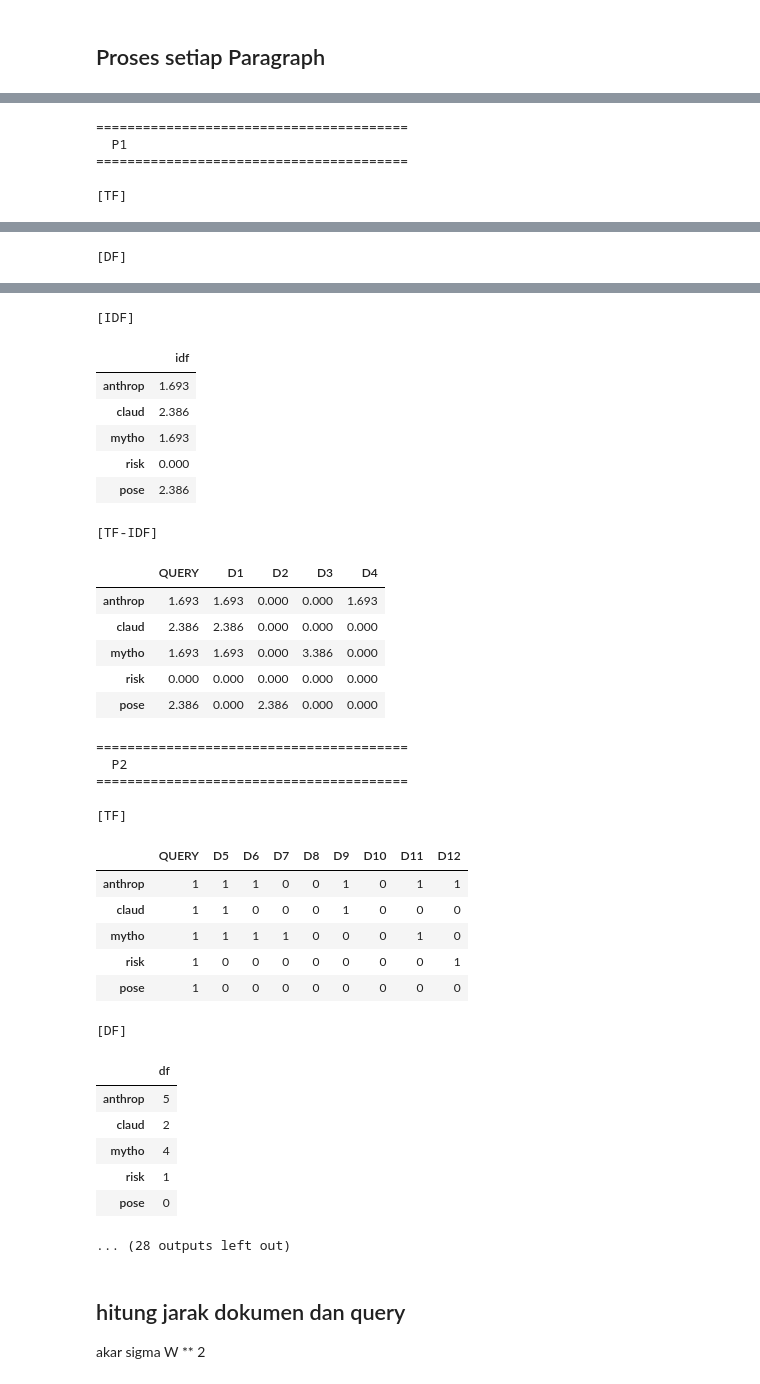
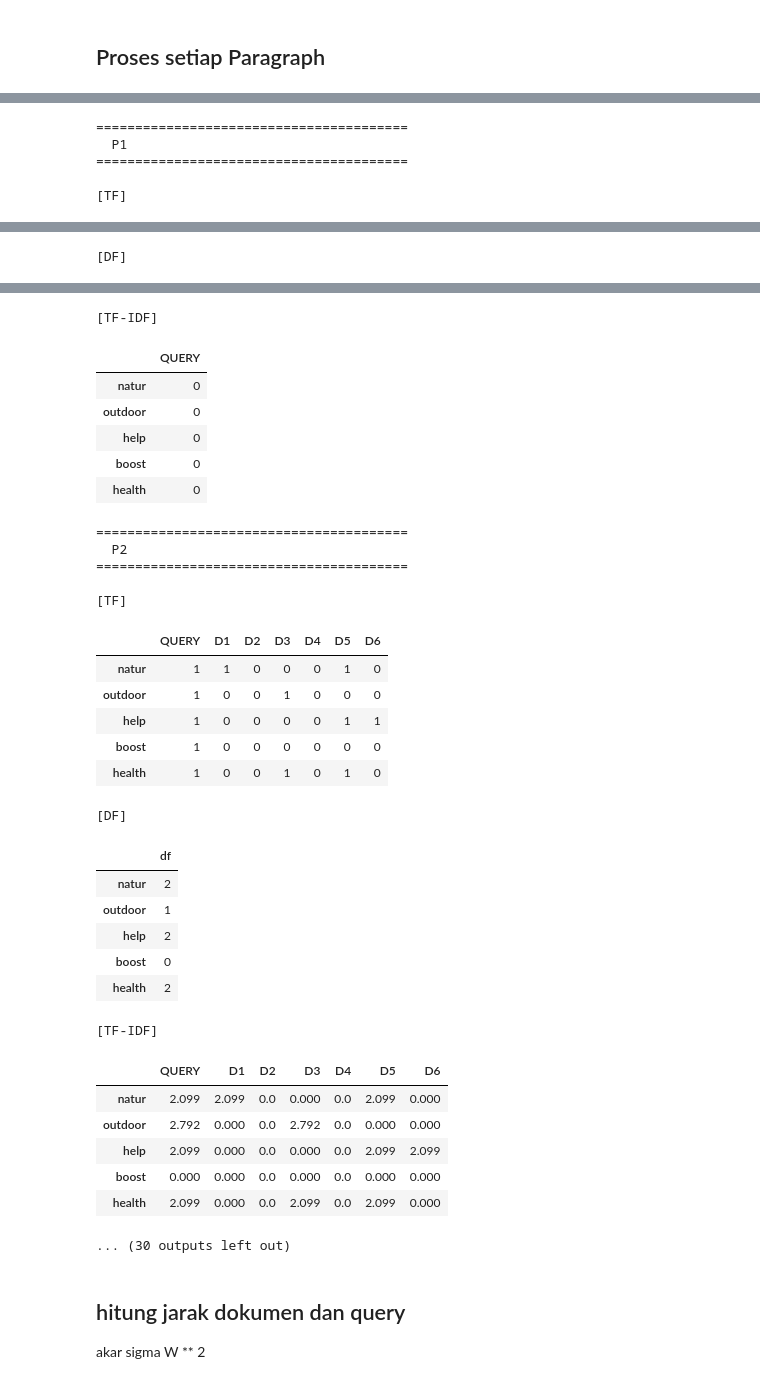
Before and after one commit to juanaxyz/Summaryzation-System-Using-TF-IDF-and-VSM, a Jupyter notebook: main.ipynb, the cells around one changed output, grey strips where cells are left out. Saved outputs shown, nothing was run; the diff lists cells and outputs as text; code cells hidden in the pictures.

```diff
--- a/main.ipynb
+++ b/main.ipynb
@@ -33,7 +30,7 @@ The autoreload extension is already loaded. To reload it, use:
 from pathlib import Path
 import pandas as pd
 
-article_path = Path("article.md")
+article_path = Path("article/test.md")
 article = article_path.read_text(encoding="utf-8")
 
 print(f"Loaded: {article_path} ({len(article)} karakter)")
@@ -207,8 +208,8 @@ for para_key, docs in tfidf_paragraph.items():
     print("\n[DF]")
     display(pd.Series(df_all[para_key]).round(3).to_frame("df"))
 
-    print("\n[IDF]")
-    display(pd.Series(idf_paragraph[para_key]).round(3).to_frame("idf"))
+    # print("\n[IDF]")
+    # display(pd.Series(idf_paragraph[para_key]).round(3).to_frame("idf"))
 
     print("\n[TF-IDF]")
     display(pd.DataFrame(tfidf_paragraph[para_key]).round(3))
@@ -238,36 +239,36 @@ for para_key, docs in tfidf_paragraph.items():
-[IDF]
+[TF-IDF]
-|  | idf |
-| anthrop | 1.693 |
-| claud | 2.386 |
-| mytho | 1.693 |
-| risk | 0.000 |
-| pose | 2.386 |
+|  | QUERY |
+| natur | 0 |
+| outdoor | 0 |
+| help | 0 |
+| boost | 0 |
+| health | 0 |
-[TF-IDF]
+========================================
+  P2
+========================================
+
+[TF]
-|  | QUERY | D1 | D2 | D3 | D4 |
-| anthrop | 1.693 | 1.693 | 0.000 | 0.000 | 1.693 |
-| claud | 2.386 | 2.386 | 0.000 | 0.000 | 0.000 |
-| mytho | 1.693 | 1.693 | 0.000 | 3.386 | 0.000 |
-| risk | 0.000 | 0.000 | 0.000 | 0.000 | 0.000 |
-| pose | 2.386 | 0.000 | 2.386 | 0.000 | 0.000 |
+|  | QUERY | D1 | D2 | D3 | D4 | D5 | D6 |
+| natur | 1 | 1 | 0 | 0 | 0 | 1 | 0 |
+| outdoor | 1 | 0 | 0 | 1 | 0 | 0 | 0 |
+| help | 1 | 0 | 0 | 0 | 0 | 1 | 1 |
+| boost | 1 | 0 | 0 | 0 | 0 | 0 | 0 |
+| health | 1 | 0 | 0 | 1 | 0 | 1 | 0 |
-========================================
-  P2
-========================================
-
-[TF]
+[DF]
-|  | QUERY | D5 | D6 | D7 | D8 | D9 | D10 | D11 | D12 |
-| anthrop | 1 | 1 | 1 | 0 | 0 | 1 | 0 | 1 | 1 |
-| claud | 1 | 1 | 0 | 0 | 0 | 1 | 0 | 0 | 0 |
-| mytho | 1 | 1 | 1 | 1 | 0 | 0 | 0 | 1 | 0 |
-| risk | 1 | 0 | 0 | 0 | 0 | 0 | 0 | 0 | 1 |
-| pose | 1 | 0 | 0 | 0 | 0 | 0 | 0 | 0 | 0 |
+|  | df |
+| natur | 2 |
+| outdoor | 1 |
+| help | 2 |
+| boost | 0 |
+| health | 2 |
-[DF]
+[TF-IDF]
-|  | df |
-| anthrop | 5 |
-| claud | 2 |
-| mytho | 4 |
-| risk | 1 |
-| pose | 0 |
+|  | QUERY | D1 | D2 | D3 | D4 | D5 | D6 |
+| natur | 2.099 | 2.099 | 0.0 | 0.000 | 0.0 | 2.099 | 0.000 |
+| outdoor | 2.792 | 0.000 | 0.0 | 2.792 | 0.0 | 0.000 | 0.000 |
+| help | 2.099 | 0.000 | 0.0 | 0.000 | 0.0 | 2.099 | 2.099 |
+| boost | 0.000 | 0.000 | 0.0 | 0.000 | 0.0 | 0.000 | 0.000 |
+| health | 2.099 | 0.000 | 0.0 | 2.099 | 0.0 | 2.099 | 0.000 |
-... (28 outputs left out)
+... (30 outputs left out)
 # %% [markdown]
 ## hitung jarak dokumen dan query
 
```
Also changed, not shown: parts of 13 cells of this notebook, 8 other files.
